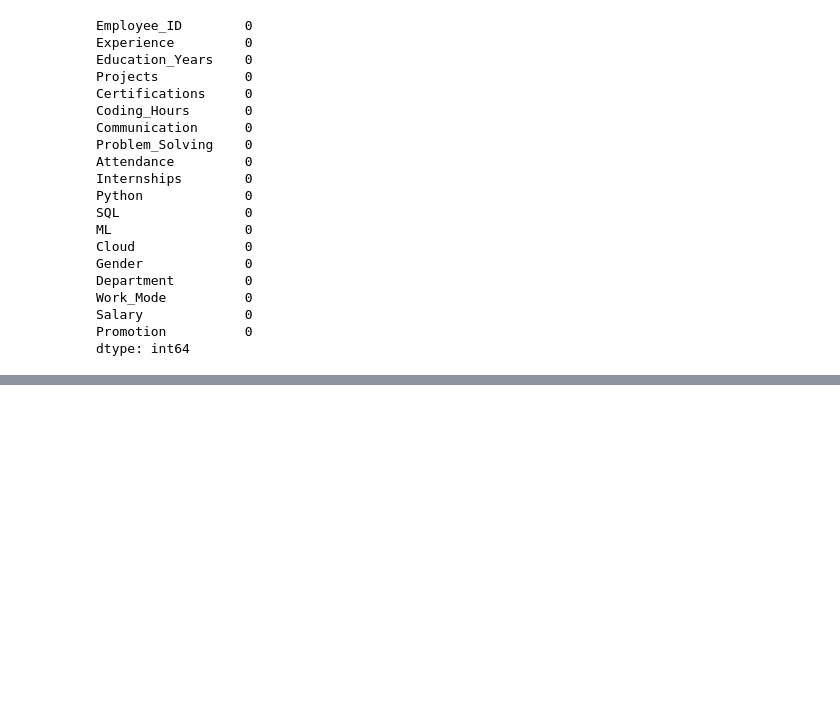
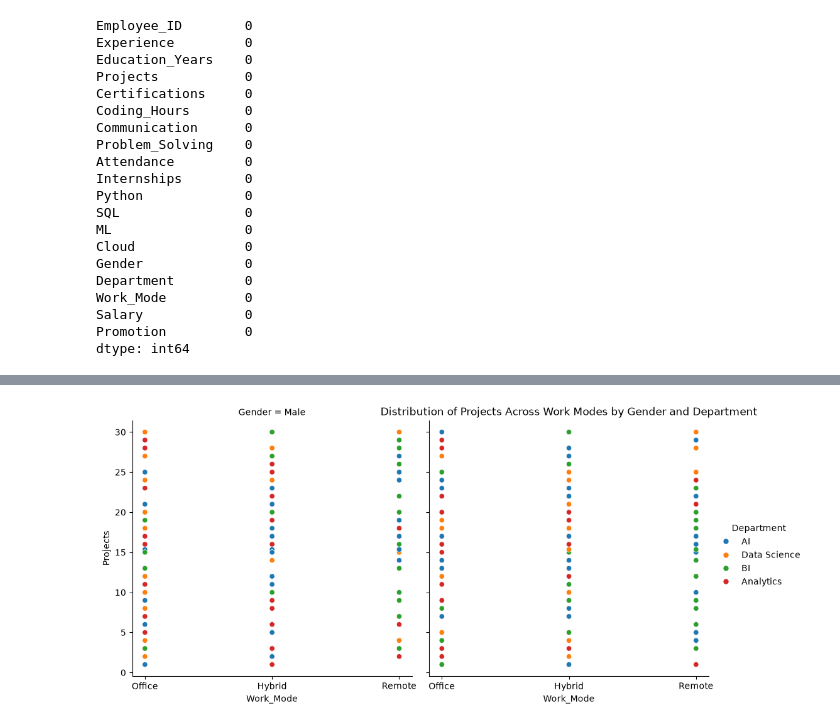
Before and after one commit to chaitanya7-s/Data-science-EDA-Feature-engineering-ML-model, a Jupyter notebook: Training_Testing.ipynb, the cells around one changed output, grey strips where cells are left out. Cells and saved outputs as stored; diff of their text form; code cells hidden in the pictures; blank space fills up the shorter version.

```diff
--- a/Training_Testing.ipynb
+++ b/Training_Testing.ipynb
@@ -180,0 +251,6 @@ dtype: int64
+# %%
+sns.relplot(data=data, x='Work_Mode', y='Projects', col='Gender', hue='Department')
+plt.title("Distribution of Projects Across Work Modes by Gender and Department")
+plt.show()
+# %% [output]
+[figure, added]
```
Also changed, not shown: parts of 11 cells of this notebook.
